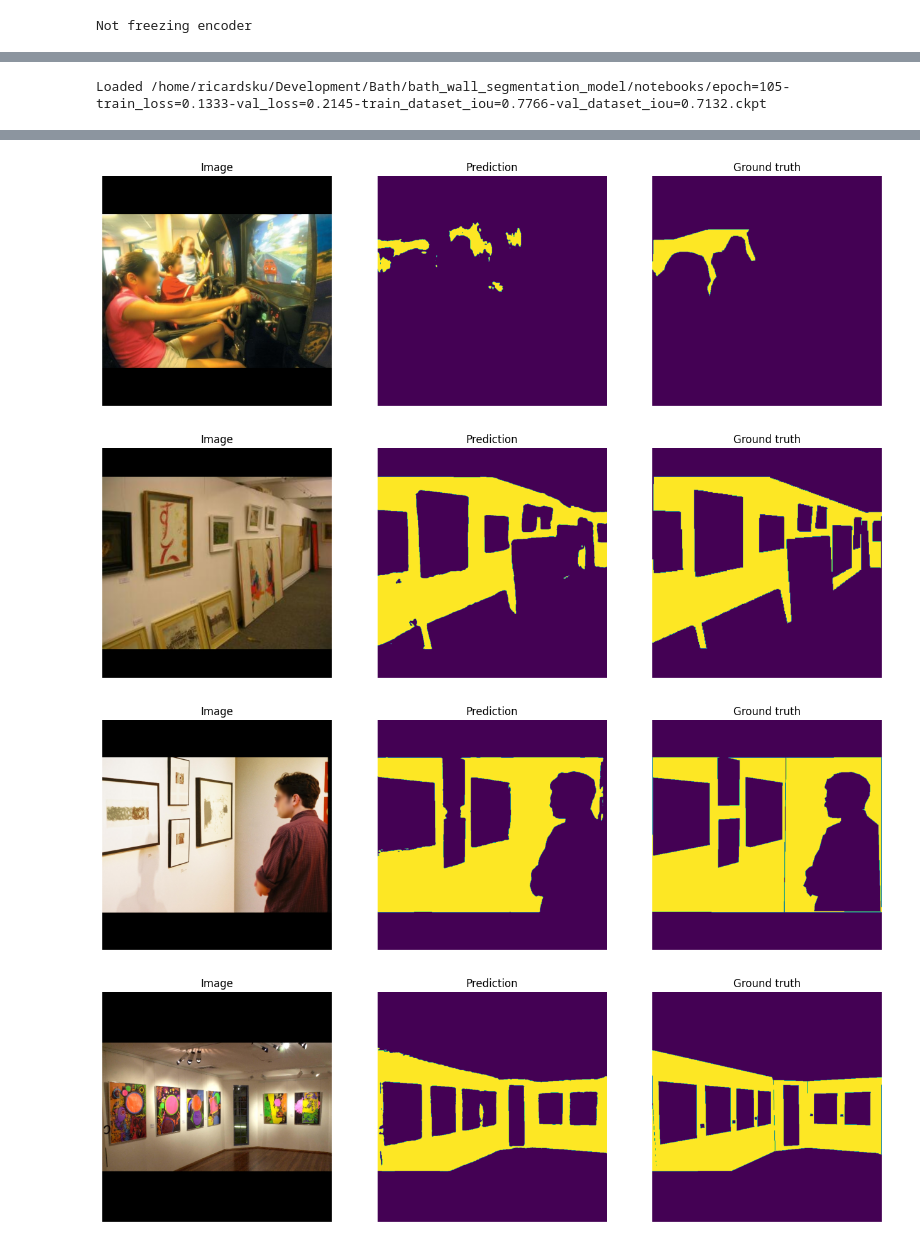
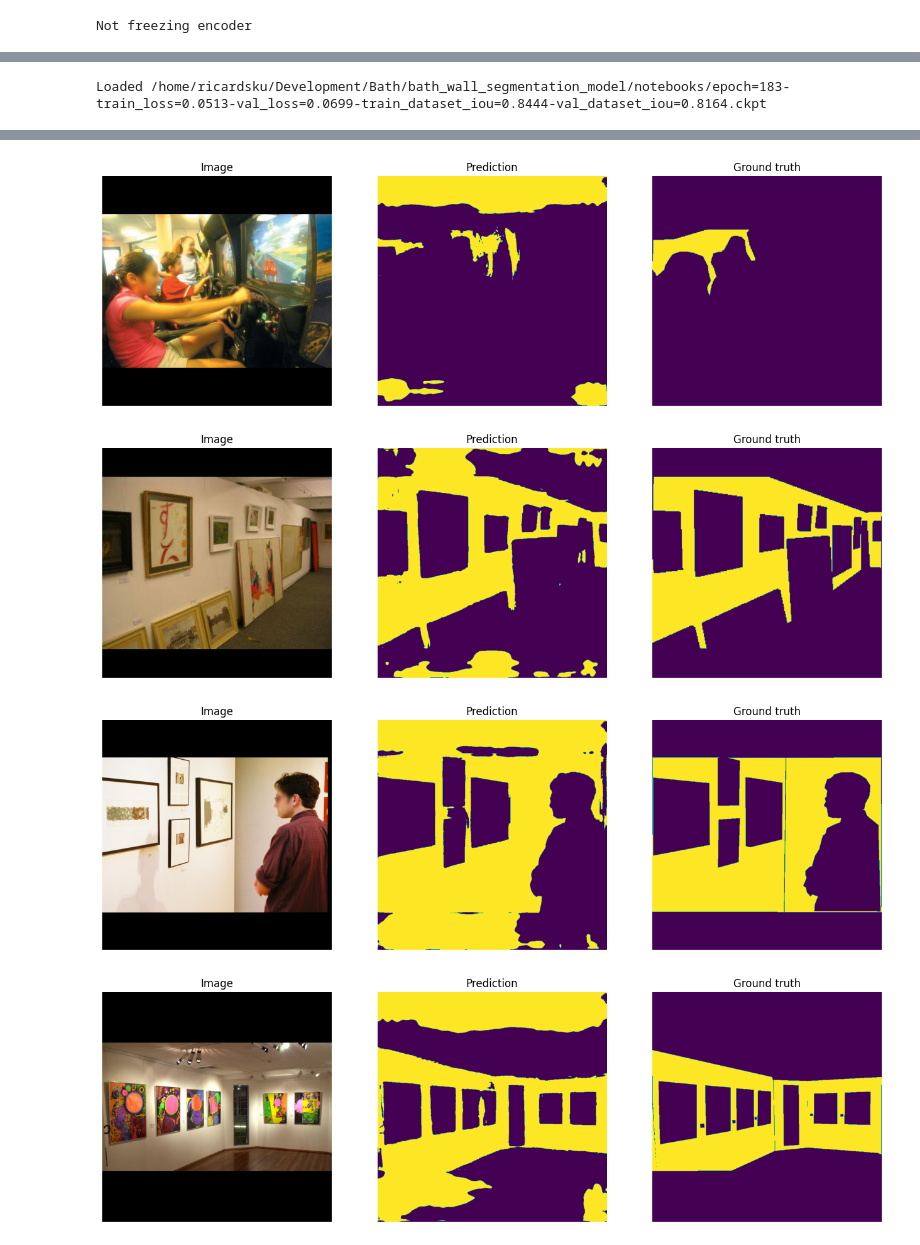
Before and after one commit to Rikharthu/bath_wall_segmentation_model, a Jupyter notebook: notebooks/wall_segmentation.ipynb, the cells around one changed output, grey strips where cells are left out. Drawn from its saved outputs; the diff is of its cells as text; code cells hidden in the pictures.

Commit message:
Trained mobileone_s3 with focal loss

```diff
--- a/notebooks/wall_segmentation.ipynb
+++ b/notebooks/wall_segmentation.ipynb
@@ -37,11 +37,11 @@ from src.callbacks import ModelCheckpoint, EarlyStopping, MLFlowImageLogging, Le
 # %% [output]
 scikit-learn version 1.2.2 is not supported. Minimum required version: 0.17. Maximum required version: 1.1.2. Disabling scikit-learn conversion API.
 # %%
-# TODO: check if encoder is frozen and try unfreezing it
 if config.RESUME_FROM_CHECKPOINT_PATH is not None:
     print(f'Resuming from checkpoint: {config.RESUME_FROM_CHECKPOINT_PATH}')
     wall_model = WallModel.load_from_checkpoint(config.RESUME_FROM_CHECKPOINT_PATH, init_datasets=True)
 else:
+    # TODO: try learning without pre-trained imagenet weights (and strategy used by these Serbian dudes in WallSegmentation)
     print('Training from scratch')
     wall_model = WallModel(
         architecture=config.ARCHITECTURE,
@@ -50,7 +50,9 @@ else:
         out_classes=1,
         learning_rate=config.LEARNING_RATE,
         init_datasets=True,
-        encoder_depth=config.ENCODER_DEPTH
+        encoder_depth=config.ENCODER_DEPTH,
+        train_size=config.TRAIN_SIZE,
+        val_size=config.TRAIN_SIZE
     )
 wall_model.params
 # %% [output]
@@ -242,7 +261,7 @@ wall_model.load_from_checkpoint(checkpoint_callback.best_model_path)
 wall_model = wall_model.eval().cpu()
 print(f'Loaded {checkpoint_callback.best_model_path}')
 # %% [output]
-Loaded /home/ricardsku/Development/Bath/bath_wall_segmentation_model/notebooks/epoch=105-train_loss=0.1333-val_loss=0.2145-train_dataset_iou=0.7766-val_dataset_iou=0.7132.ckpt
+Loaded /home/ricardsku/Development/Bath/bath_wall_segmentation_model/notebooks/epoch=183-train_loss=0.0513-val_loss=0.0699-train_dataset_iou=0.8444-val_dataset_iou=0.8164.ckpt
 # %%
 demo_dataset = SimpleWallADE20KDataset(
     root=config.DATA_ROOT,
@@ -270,6 +289,8 @@ def show_images(images: List[Tuple[str, np.ndarray]]):
         plt.title(name)
         plt.imshow(image)
     plt.show()
+# %%
+wall_model = wall_model.eval().cpu()
 # %%
 dataloader_iter = iter(demo_dataloader)
 threshold = 0.5
@@ -277,7 +298,8 @@ for i in range(0, 10):
     image, mask = demo_dataset_vis[i]
     x, _ = next(dataloader_iter)
     # x = x.cuda()
-    y = wall_model(x).cpu().detach().numpy().squeeze()
+    y = wall_model(x).cpu().detach()
+    y = y.sigmoid().numpy().squeeze()
     y[y >= threshold] = 1.0
     y[y < threshold] = 0.0
     # TODO: threshold
@@ -292,4 +314,4 @@ for i in range(0, 10):
-[figure, old version]
+[figure, new version]
-[figure, old version]
+[figure, new version]
-[figure, old version]
+[figure, new version]
-[figure, old version]
+[figure, new version]
```
Also changed, not shown: parts of 5 cells of this notebook, 6 other files.
